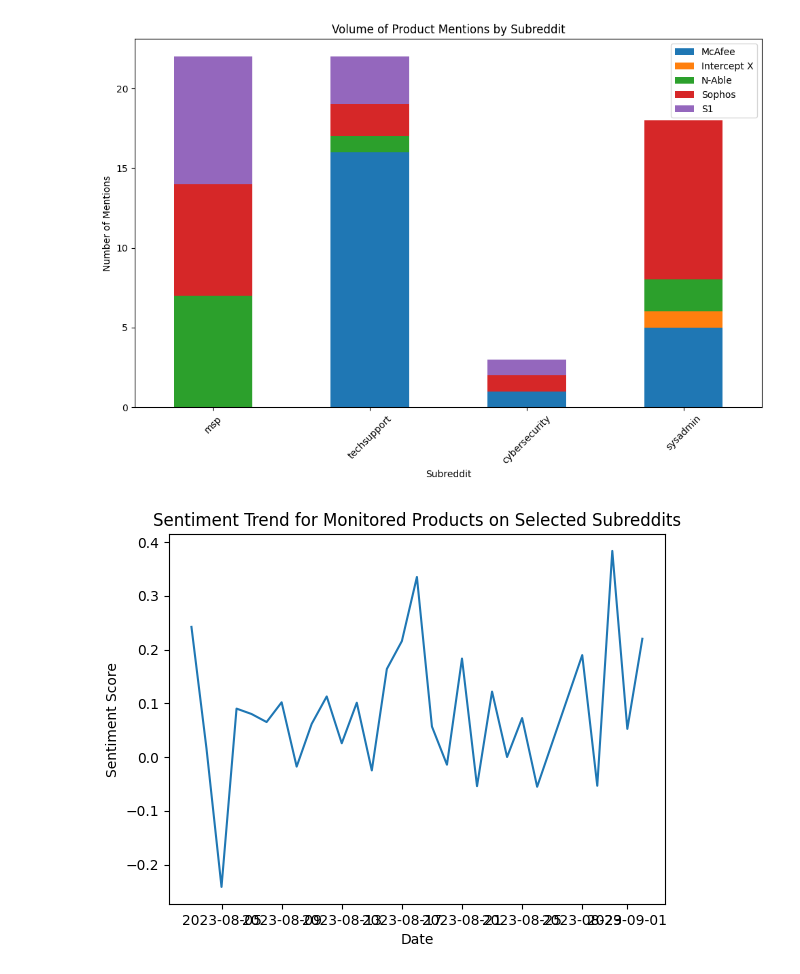
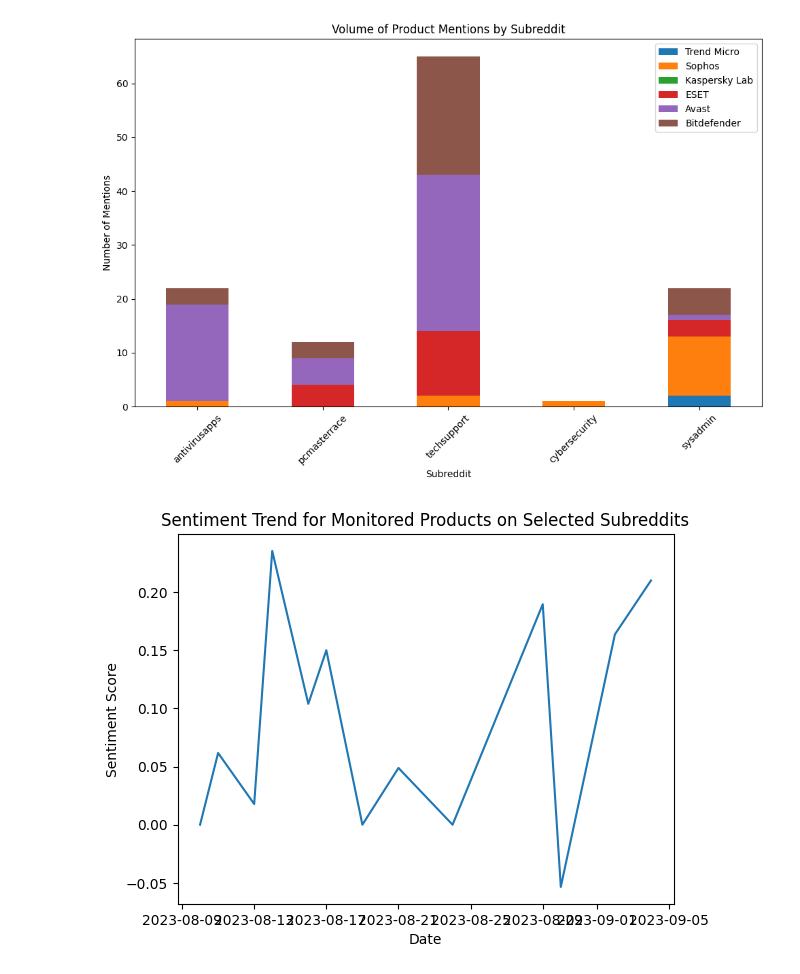
Before and after one commit to jcarterbriggs/SentimentAnalyzer, a Jupyter notebook: Sentiment.ipynb, the cells around one changed output. Saved outputs shown, nothing was run; the diff lists cells and outputs as text; code cells hidden in the pictures.

```diff
--- a/Sentiment.ipynb
+++ b/Sentiment.ipynb
@@ -59,11 +170,34 @@ not relevent posts:
+# %%
+#Alternatively just get the posts without image recognition or classification (faster for testing)
+import csv
+
+# Get posts from subreddit
+subreddit = reddit.subreddit('all')
+search_term = 'McAfee -"John McAfee" -"Pat McAfee"'
+posts = subreddit.search(search_term, limit=230)  # Adjust the limit as needed
+
+# Open a CSV file to write results
+with open('output.csv', 'w', newline='') as csvfile:
+    fieldnames = ['post title', 'post description']
+    writer = csv.DictWriter(csvfile, fieldnames=fieldnames)
+
+    # Write the header
+    writer.writeheader()
+    for post in posts:
+        writer.writerow({'post title': post.title, 'post description': post.selftext})
 # %%
 # Find which subreddits these products are seen in
+#product_list = ['McAfee','Trend Micro','Sophos','Kaspersky Lab','ESET','Avast','AVG','Bitdefender']
+product_list = ['Trend Micro','Sophos','Kaspersky Lab','ESET','Avast','Bitdefender']
+
+# Visualize the top N subreddits (change N based on your preference)
+N = 20
 
 # Dictionary to store counts of mentions by subreddit
 subreddit_counts = {}
 
 # Number of posts to search for each product (limitation of the API)
-search_limit = 1000
+search_limit = 20000
 
 for product in product_list:
     for post in reddit.subreddit("all").search(product, sort="new", time_filter="month", limit=search_limit):
@@ -75,8 +209,6 @@ for product in product_list:
 # Convert the counts dictionary to a sorted DataFrame
 df_counts = pd.DataFrame(list(subreddit_counts.items()), columns=["Subreddit", "Count"]).sort_values(by="Count", ascending=False)
 
-# Visualize the top N subreddits (change N based on your preference)
-N = 20
 ax = df_counts.head(N).plot(x="Subreddit", y="Count", kind="bar", legend=False, figsize=(10, 7))
 ax.set_ylabel("Number of Mentions")
 ax.set_xlabel("Subreddit")
@@ -92,5 +224,11 @@ subreddits_list = ["msp", "techsupport", "cybersecurity", "sysadmin"]
 # %%
 # Show the specific product volume in each sub
+# Choose which subredits to search
+subreddits_list = ["antivirusapps", "pcmasterrace", "techsupport", "cybersecurity", "sysadmin"]
+product_list = ['Trend Micro','Sophos','Kaspersky Lab','ESET','Avast','Bitdefender']
+
+# Set search query
+query = ' OR '.join([f'"{product}"' for product in product_list])
 # Create a nested dictionary to store counts
 counts = {sub: {product: 0 for product in product_list} for sub in subreddits_list}
 
@@ -114,9 +252,15 @@ plt.xticks(rotation=45)
 plt.tight_layout()
 plt.show()
 # %% [output]
-[figure, old version]
+[figure, new version]
 # %%
-#trend the sentiment
+#trend the sentiment for a product in specific subs
+subreddits_list = ["antivirusapps", "pcmasterrace", "techsupport", "cybersecurity", "sysadmin"]
+#product_list = ['Trend Micro','Sophos','Kaspersky Lab','ESET','Avast','Bitdefender']
+product_list = ['Sophos']
+
+# Set search query
+query = ' OR '.join([f'"{product}"' for product in product_list])
 
 # Retrieve posts from subreddit
 posts = []
@@ -126,31 +270,31 @@ for sub in subreddits_list:
         posts.append([post.title, post.selftext, post.created_utc])
 
 # Filter posts that contain the products
 product_posts = []
 for post in posts:
     # Check if post title or text contains any of the products
     if any(product.lower() in text for text in [post[0].lower(), post[1].lower()] for product in product_list):
         product_posts.append(post)
 
 # Analyze sentiment of filtered posts
 sentiments = []
 for post in product_posts:
     blob = TextBlob(post[0] + " " + post[1])
     sentiment = blob.sentiment.polarity
     sentiments.append([post[2], sentiment])
 
 # Convert sentiment data to DataFrame
 df = pd.DataFrame(sentiments, columns=["timestamp", "sentiment"])
 df["date"] = pd.to_datetime(df["timestamp"], unit="s").dt.date
 
 # Calculate average sentiment score for each day
 df = df.groupby("date").mean().reset_index()
 
 # Plot sentiment trend over time
 plt.plot(df["date"], df["sentiment"])
 plt.title("Sentiment Trend for Monitored Products on Selected Subreddits")
 plt.xlabel("Date")
 plt.ylabel("Sentiment Score")
 plt.show()
 # %% [output]
-[figure, old version]
+[figure, new version]
```
Also changed, not shown: parts of 19 cells of this notebook, 4 other files.
